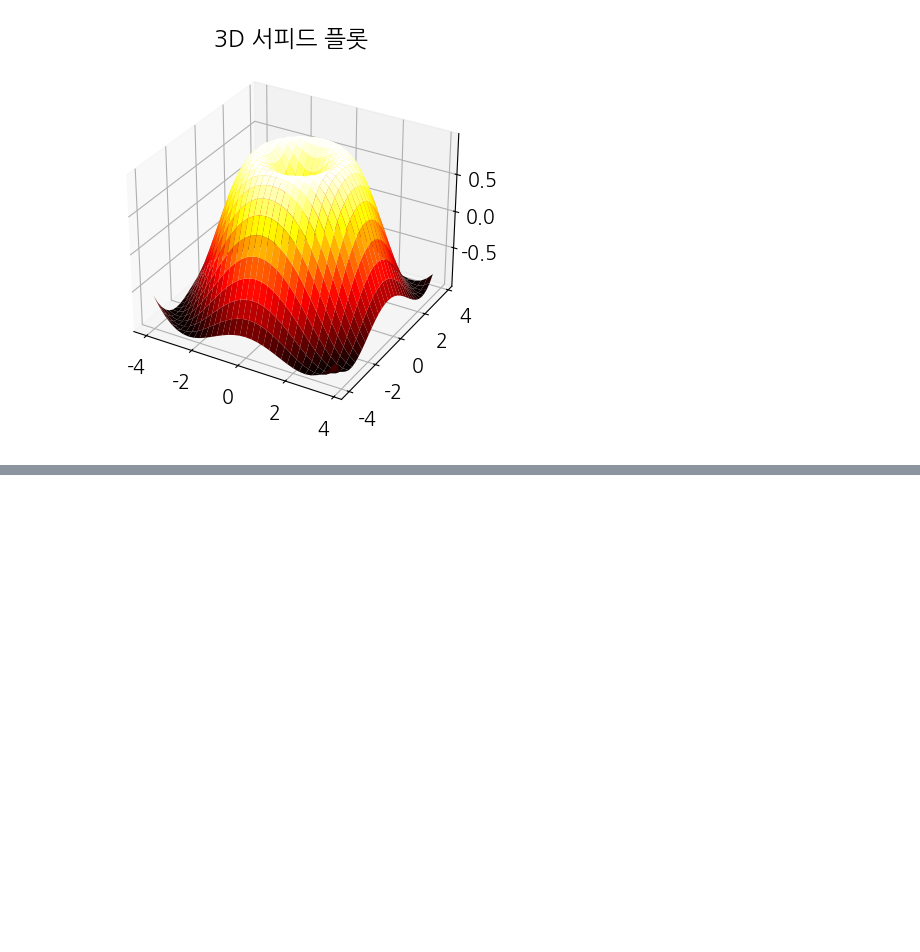
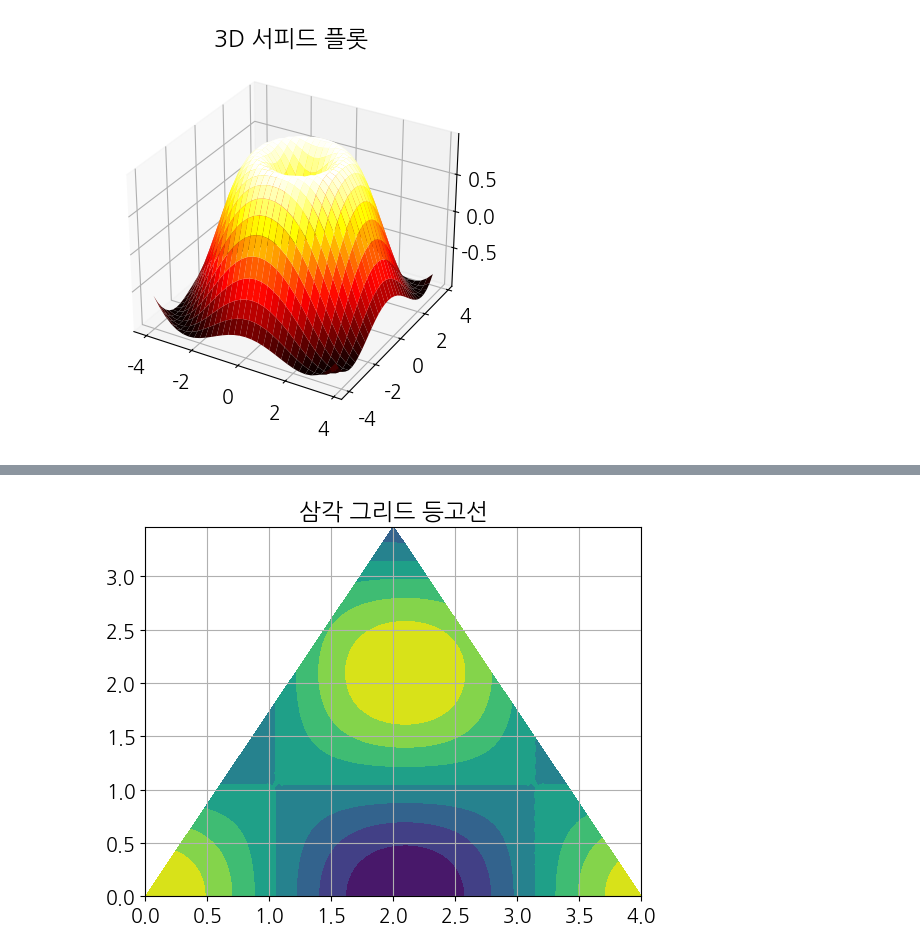
Before and after one commit to kymial/AWS, a Jupyter notebook: pythonwarkspace/matplotlib_visualize_data/matplotlib_variety_plots.ipynb, the cells around one changed output, grey strips where cells are left out. Cells and saved outputs as stored; diff of their text form; code cells hidden in the pictures; blank space fills up the shorter version.

```diff
--- a/pythonwarkspace/matplotlib_visualize_data/matplotlib_variety_plots.ipynb
+++ b/pythonwarkspace/matplotlib_visualize_data/matplotlib_variety_plots.ipynb
@@ -244,0 +311,10 @@ plt.show()
+# %%
+triangle3 = refiner.refine_triangulation(subdiv=5)
+z = np.cos(1.5 * triangle3.x) * np.cos(1.5 * triangle3.y)
+
+plt.title('삼각 그리드 등고선')
+plt.tricontourf(triangle3, z, camp='jet')
+plt.grid(True)
+plt.show()
+# %% [output]
+[figure, added]
```
Also changed, not shown: parts of 10 cells of this notebook, 1 other file.
